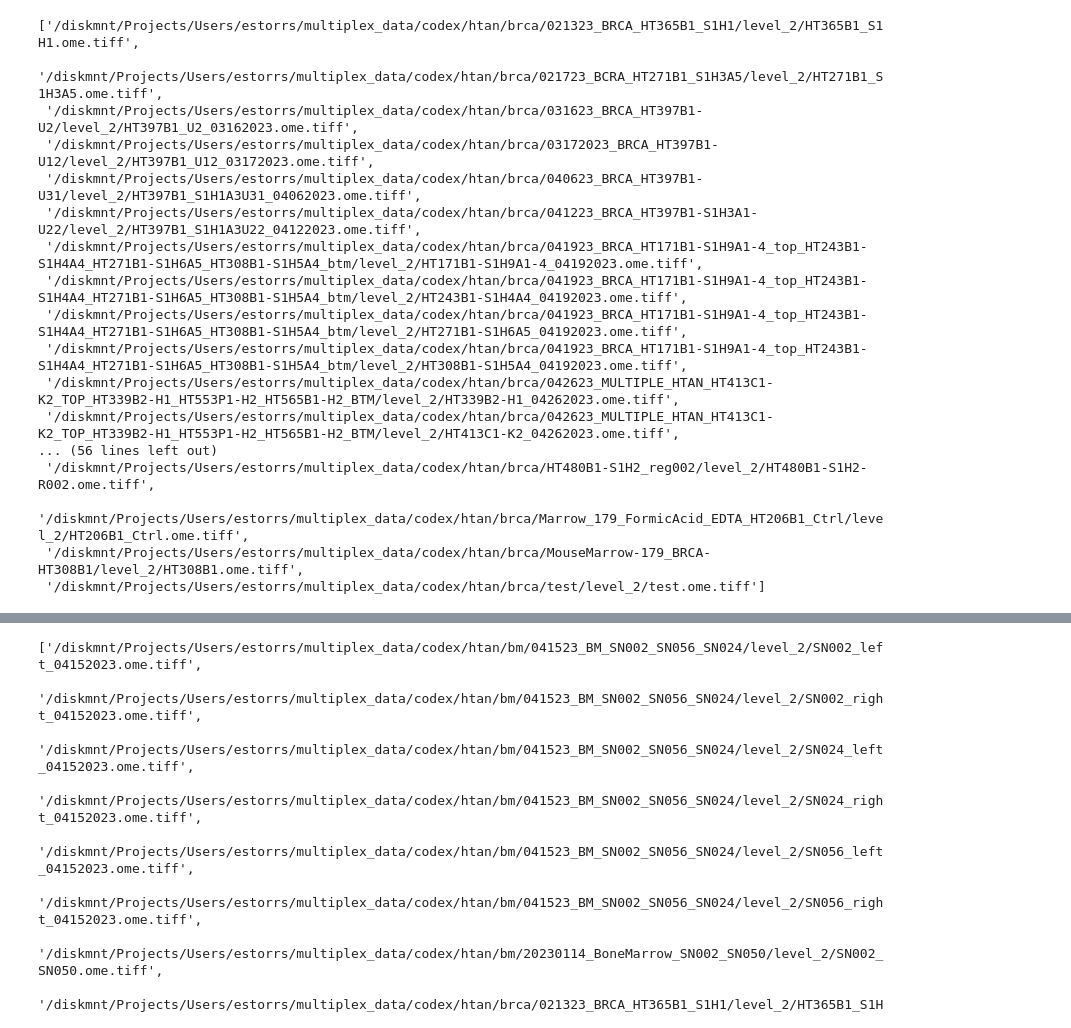
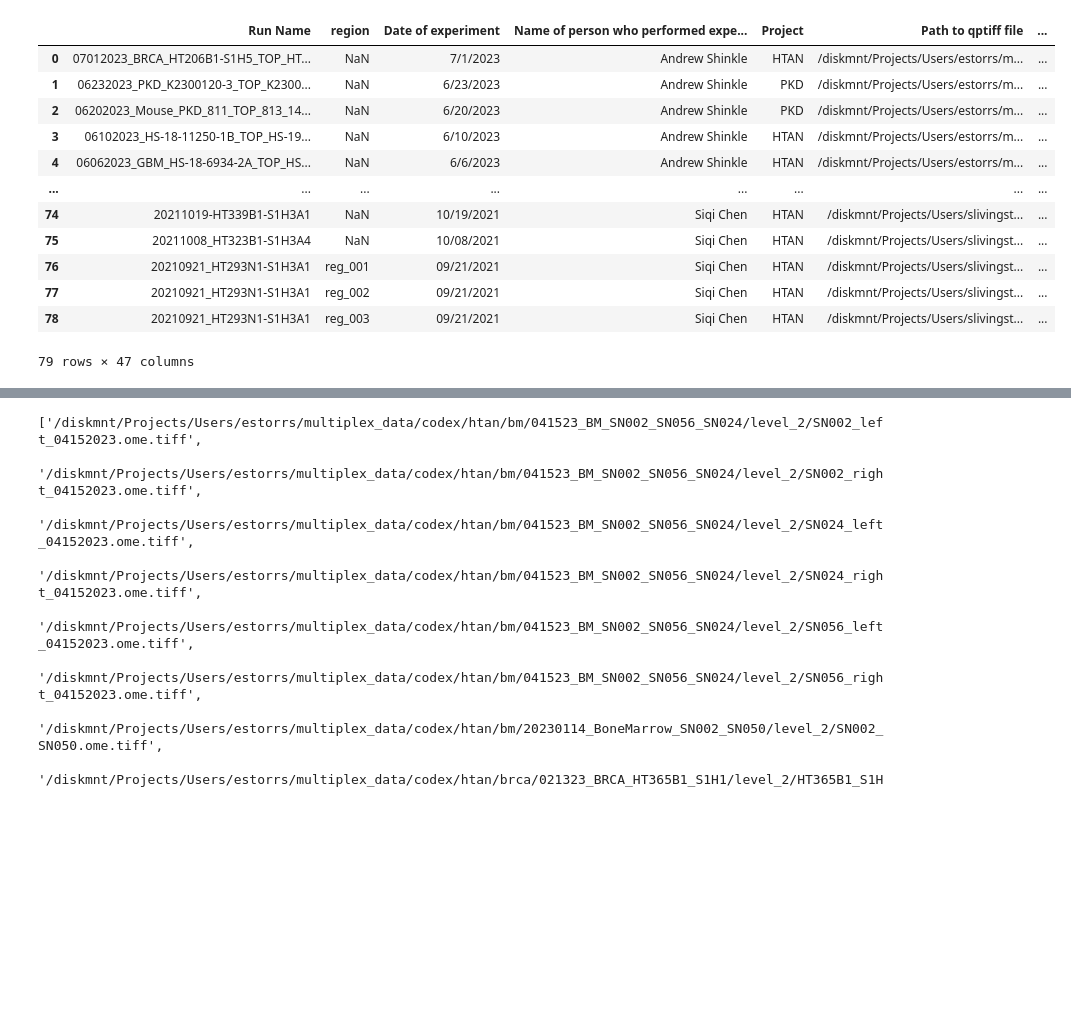
Before and after one commit to estorrs/multiplex-imaging-pipeline, a Jupyter notebook: notebooks/file_transfers.ipynb, the cells around one changed output, grey strips where cells are left out. Saved outputs shown, nothing was run; the diff lists cells and outputs as text; code cells hidden in the pictures; blank space fills up the shorter version.

```diff
--- a/notebooks/file_transfers.ipynb
+++ b/notebooks/file_transfers.ipynb
@@ -9,21 +9,17 @@ from mgitools.os_helpers import listfiles
-# %%
-fps = sorted(listfiles('/diskmnt/Projects/Users/estorrs/multiplex_data/codex/htan/', regex=r'brca/.*level_2/[^/]+.*ome.tiff$'))
-fps
-# %% [output]
-['/diskmnt/Projects/Users/estorrs/multiplex_data/codex/htan/brca/021323_BRCA_HT365B1_S1H1/level_2/HT365B1_S1H1.ome.tiff',
- '/diskmnt/Projects/Users/estorrs/multiplex_data/codex/htan/brca/021723_BCRA_HT271B1_S1H3A5/level_2/HT271B1_S1H3A5.ome.tiff',
- '/diskmnt/Projects/Users/estorrs/multiplex_data/codex/htan/brca/031623_BRCA_HT397B1-U2/level_2/HT397B1_U2_03162023.ome.tiff',
- '/diskmnt/Projects/Users/estorrs/multiplex_data/codex/htan/brca/03172023_BRCA_HT397B1-U12/level_2/HT397B1_U12_03172023.ome.tiff',
- '/diskmnt/Projects/Users/estorrs/multiplex_data/codex/htan/brca/040623_BRCA_HT397B1-U31/level_2/HT397B1_S1H1A3U31_04062023.ome.tiff',
- '/diskmnt/Projects/Users/estorrs/multiplex_data/codex/htan/brca/041223_BRCA_HT397B1-S1H3A1-U22/level_2/HT397B1_S1H1A3U22_04122023.ome.tiff',
- '/diskmnt/Projects/Users/estorrs/multiplex_data/codex/htan/brca/041923_BRCA_HT171B1-S1H9A1-4_top_HT243B1-S1H4A4_HT271B1-S1H6A5_HT308B1-S1H5A4_btm/level_2/HT171B1-S1H9A1-4_04192023.ome.tiff',
- '/diskmnt/Projects/Users/estorrs/multiplex_data/codex/htan/brca/041923_BRCA_HT171B1-S1H9A1-4_top_HT243B1-S1H4A4_HT271B1-S1H6A5_HT308B1-S1H5A4_btm/level_2/HT243B1-S1H4A4_04192023.ome.tiff',
- '/diskmnt/Projects/Users/estorrs/multiplex_data/codex/htan/brca/041923_BRCA_HT171B1-S1H9A1-4_top_HT243B1-S1H4A4_HT271B1-S1H6A5_HT308B1-S1H5A4_btm/level_2/HT271B1-S1H6A5_04192023.ome.tiff',
- '/diskmnt/Projects/Users/estorrs/multiplex_data/codex/htan/brca/041923_BRCA_HT171B1-S1H9A1-4_top_HT243B1-S1H4A4_HT271B1-S1H6A5_HT308B1-S1H5A4_btm/level_2/HT308B1-S1H5A4_04192023.ome.tiff',
- '/diskmnt/Projects/Users/estorrs/multiplex_data/codex/htan/brca/042623_MULTIPLE_HTAN_HT413C1-K2_TOP_HT339B2-H1_HT553P1-H2_HT565B1-H2_BTM/level_2/HT339B2-H1_04262023.ome.tiff',
- '/diskmnt/Projects/Users/estorrs/multiplex_data/codex/htan/brca/042623_MULTIPLE_HTAN_HT413C1-K2_TOP_HT339B2-H1_HT553P1-H2_HT565B1-H2_BTM/level_2/HT413C1-K2_04262023.ome.tiff',
-... (56 lines left out)
- '/diskmnt/Projects/Users/estorrs/multiplex_data/codex/htan/brca/HT480B1-S1H2_reg002/level_2/HT480B1-S1H2-R002.ome.tiff',
- '/diskmnt/Projects/Users/estorrs/multiplex_data/codex/htan/brca/Marrow_179_FormicAcid_EDTA_HT206B1_Ctrl/level_2/HT206B1_Ctrl.ome.tiff',
- '/diskmnt/Projects/Users/estorrs/multiplex_data/codex/htan/brca/MouseMarrow-179_BRCA-HT308B1/level_2/HT308B1.ome.tiff',
- '/diskmnt/Projects/Users/estorrs/multiplex_data/codex/htan/brca/test/level_2/test.ome.tiff']
+# %%
+df = pd.read_csv('/diskmnt/Projects/Users/estorrs/sandbox/codex_tracking_copy.txt', sep='\t')
+df
+# %% [output]
+|  | Run Name | region | Date of experiment | Name of person who performed expe... | Project | Path to qptiff file | ... |
+| 0 | 07012023_BRCA_HT206B1-S1H5_TOP_HT... | NaN | 7/1/2023 | Andrew Shinkle | HTAN | /diskmnt/Projects/Users/estorrs/m... | ... |
+| 1 | 06232023_PKD_K2300120-3_TOP_K2300... | NaN | 6/23/2023 | Andrew Shinkle | PKD | /diskmnt/Projects/Users/estorrs/m... | ... |
+| 2 | 06202023_Mouse_PKD_811_TOP_813_14... | NaN | 6/20/2023 | Andrew Shinkle | PKD | /diskmnt/Projects/Users/estorrs/m... | ... |
+| 3 | 06102023_HS-18-11250-1B_TOP_HS-19... | NaN | 6/10/2023 | Andrew Shinkle | HTAN | /diskmnt/Projects/Users/estorrs/m... | ... |
+| 4 | 06062023_GBM_HS-18-6934-2A_TOP_HS... | NaN | 6/6/2023 | Andrew Shinkle | HTAN | /diskmnt/Projects/Users/estorrs/m... | ... |
+| ... | ... | ... | ... | ... | ... | ... | ... |
+| 74 | 20211019-HT339B1-S1H3A1 | NaN | 10/19/2021 | Siqi Chen | HTAN | /diskmnt/Projects/Users/slivingst... | ... |
+| 75 | 20211008_HT323B1-S1H3A4 | NaN | 10/08/2021 | Siqi Chen | HTAN | /diskmnt/Projects/Users/slivingst... | ... |
+| 76 | 20210921_HT293N1-S1H3A1 | reg_001 | 09/21/2021 | Siqi Chen | HTAN | /diskmnt/Projects/Users/slivingst... | ... |
+| 77 | 20210921_HT293N1-S1H3A1 | reg_002 | 09/21/2021 | Siqi Chen | HTAN | /diskmnt/Projects/Users/slivingst... | ... |
+| 78 | 20210921_HT293N1-S1H3A1 | reg_003 | 09/21/2021 | Siqi Chen | HTAN | /diskmnt/Projects/Users/slivingst... | ... |
+79 rows × 47 columns
```
Also changed, not shown: parts of 6 cells of this notebook, 9 other files.
